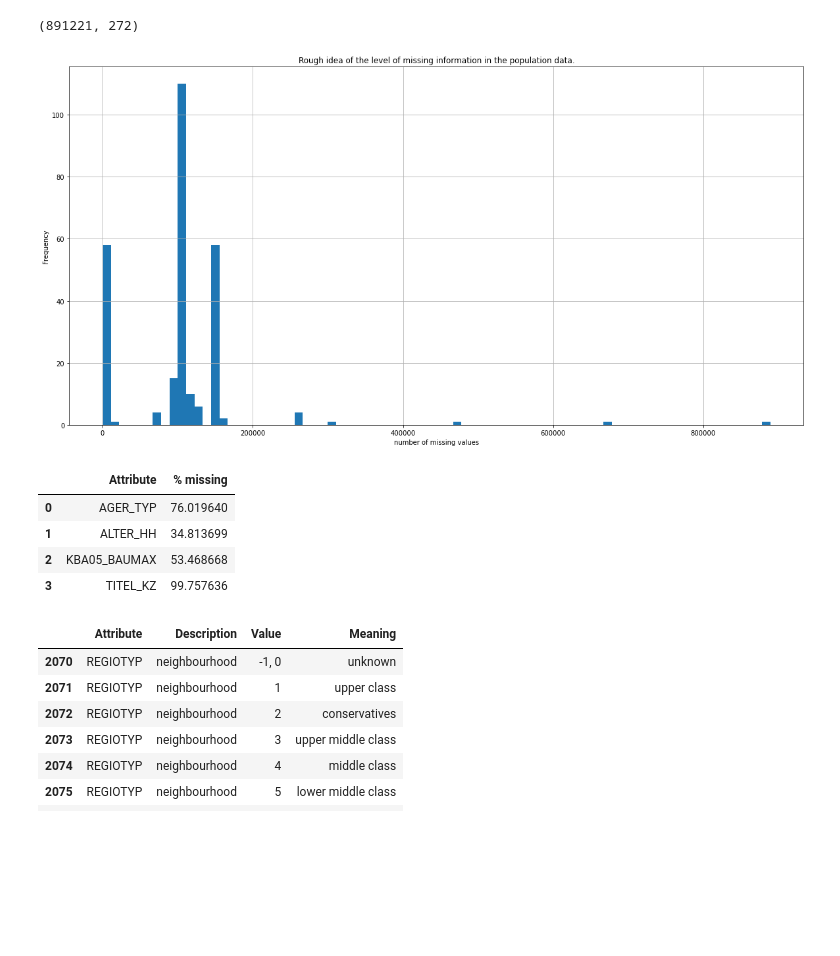
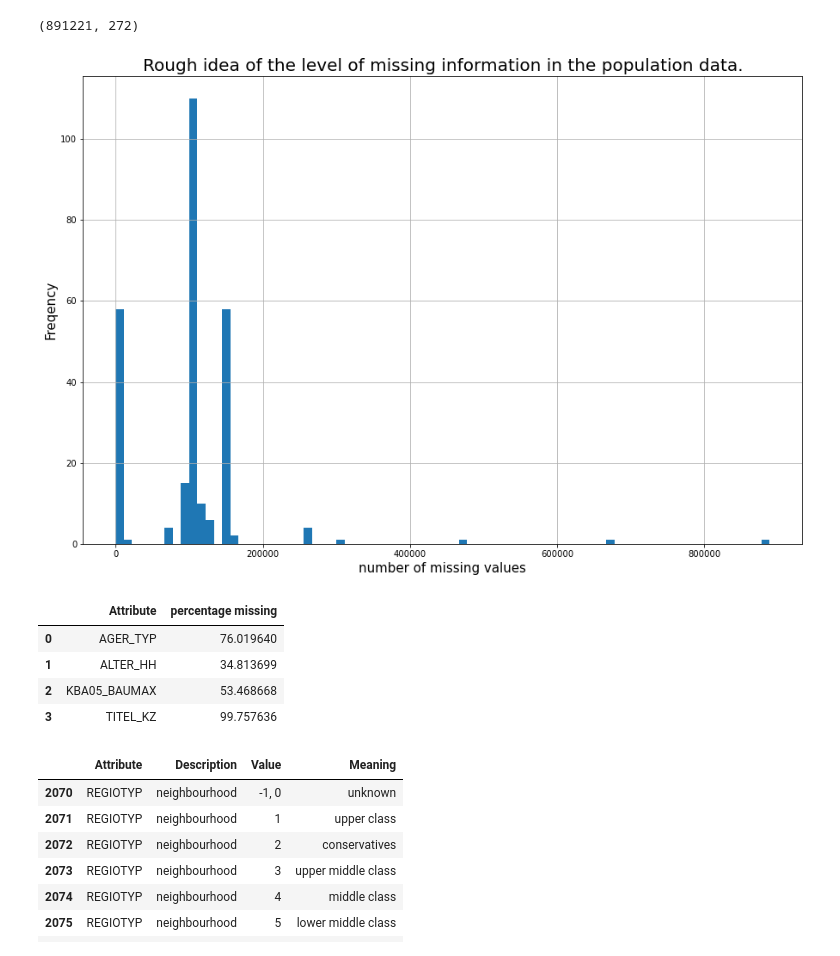
Before and after one commit to Dave643/Arvato_Customer_Segmentation, a Jupyter notebook: Arvato Project Workbook.ipynb, the cells around one changed output. Saved outputs shown, nothing was run; the diff lists cells and outputs as text; code cells hidden in the pictures; blank space fills up the shorter version.

```diff
--- a/Arvato Project Workbook.ipynb
+++ b/Arvato Project Workbook.ipynb
@@ -341,9 +324,9 @@ def cleaning(df, unknown_values_df, cols_to_keep, train = 'train'):
     print('----- Converting unknown values to null in training df. -----')
     print('-------------------------------------------------------------')
     #---------------------------------------------------------------------------------------
-    for row in unknown_values_df.iterrows():
-        missing_values = int(row[1]['Value'])
-        attrib = row[1]['Attribute']
+    for index in unknown_values_df.iterrows():
+        missing_values = int(index[1]['Value'])
+        attrib = index[1]['Attribute']
 
         if attrib not in df.columns:
             continue
@@ -420,17 +403,18 @@ pop_features.shape
 (891221, 272)
 # %%
 # Missining values in pop_features.
-pop_features.isnull().sum().plot(kind='hist', bins = 80, figsize = (20,10));
-plt.title('Rough idea of the level of missing information in the population data.')
-plt.xlabel('number of missing values')
+pop_features.isnull().sum().plot(kind='hist', bins = 80, figsize = (15,10));
+plt.title('Rough idea of the level of missing information in the population data.', fontsize=20)
+plt.xlabel('number of missing values', fontsize=15)
+plt.ylabel('Freqency', fontsize=15)
 plt.grid()
 # %% [output]
-[figure, old version]
+[figure, new version]
 # %%
 pop_over30pc = pop_features.isnull().mean()[pop_features.isnull().mean() > 0.3] * 100
-pop_over30pc.reset_index().rename({'index': 'Attribute', 0: '% missing'}, axis = 1)
+pop_over30pc.reset_index().rename({'index': 'Attribute', 0: 'percentage missing'}, axis = 1)
 # %% [output]
-|  | Attribute | % missing |
+|  | Attribute | percentage missing |
 | 0 | AGER_TYP | 76.019640 |
 | 1 | ALTER_HH | 34.813699 |
 | 2 | KBA05_BAUMAX | 53.468668 |
```
Also changed, not shown: parts of 26 cells of this notebook, 3 other files.
